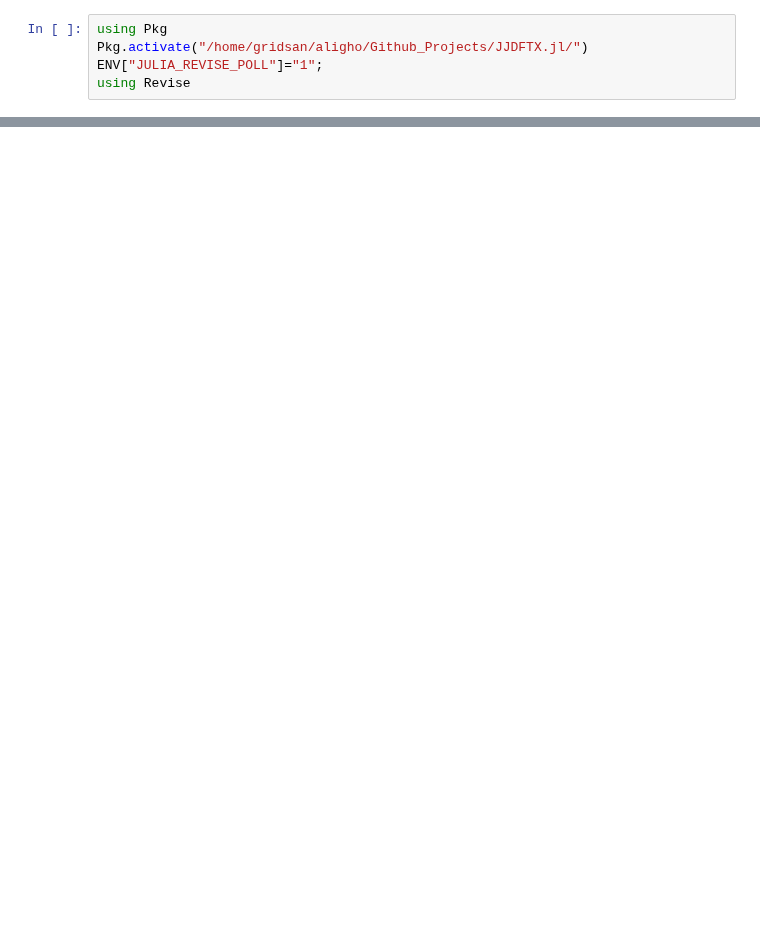
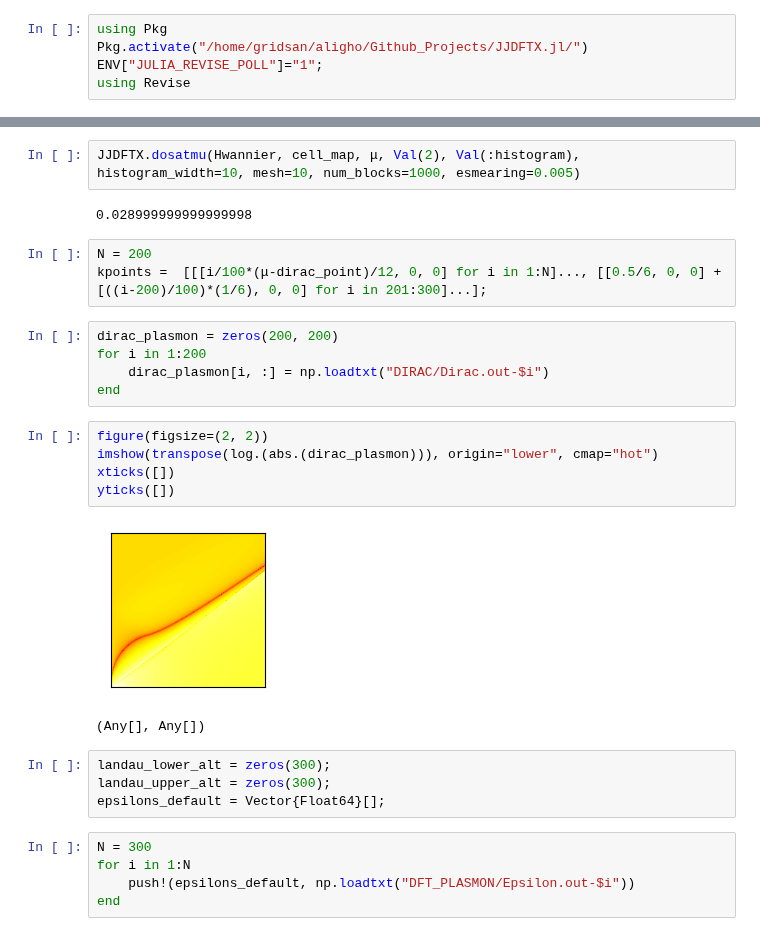
Before and after one commit to AliGhorashiCMT/Plasmons_Paper, a Jupyter notebook: Substitutional_Defects/Graphene/Analyze.ipynb, the cells around one changed output, grey strips where cells are left out. Drawn from its saved outputs; the diff is of its cells as text; blank space fills up the shorter version.

```diff
--- a/Substitutional_Defects/Graphene/Analyze.ipynb
+++ b/Substitutional_Defects/Graphene/Analyze.ipynb
@@ -437,0 +52,29 @@ Other Parameters
+# %%
+JJDFTX.dosatmu(Hwannier, cell_map, μ, Val(2), Val(:histogram), histogram_width=10, mesh=10, num_blocks=1000, esmearing=0.005)
+# %% [output]
+0.028999999999999998
+# %%
+N = 200
+kpoints =  [[[i/100*(μ-dirac_point)/12, 0, 0] for i in 1:N]..., [[0.5/6, 0, 0] + [((i-200)/100)*(1/6), 0, 0] for i in 201:300]...];
+# %%
+dirac_plasmon = zeros(200, 200)
+for i in 1:200
+    dirac_plasmon[i, :] = np.loadtxt("DIRAC/Dirac.out-$i")
+end
+# %%
+figure(figsize=(2, 2))
+imshow(transpose(log.(abs.(dirac_plasmon))), origin="lower", cmap="hot")
+xticks([])
+yticks([])
+# %% [output]
+[figure, added]
+(Any[], Any[])
+# %%
+landau_lower_alt = zeros(300);
+landau_upper_alt = zeros(300);
+epsilons_default = Vector{Float64}[];
+# %%
+N = 300
+for i in 1:N
+    push!(epsilons_default, np.loadtxt("DFT_PLASMON/Epsilon.out-$i"))
+end
```
Also changed, not shown: parts of 65 cells of this notebook, 1 other file.
